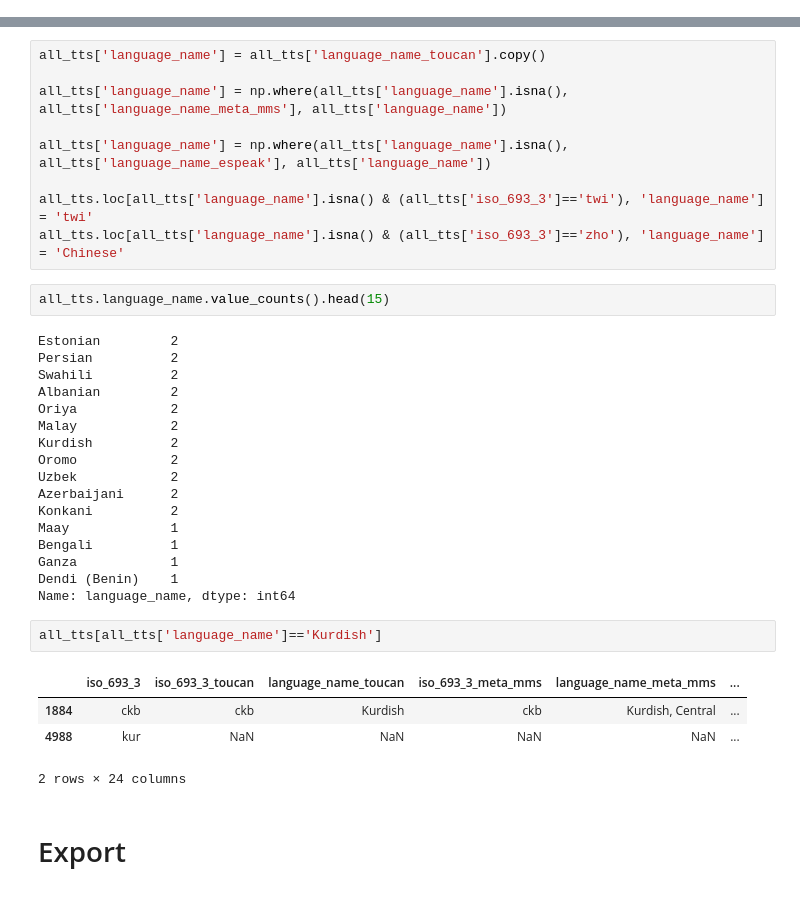
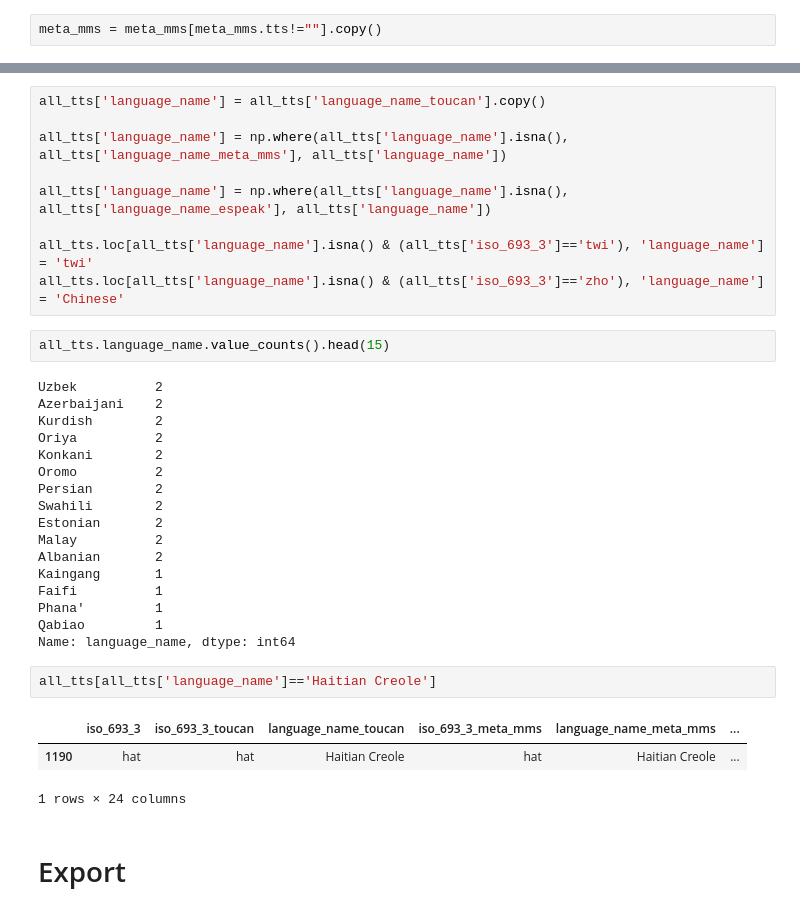
Before and after one commit to UNICEF-Ventures/awesome_open_multilingual_tts, a Jupyter notebook: get_language_codes.ipynb, the cells around one changed output, grey strips where cells are left out. Cells and saved outputs as stored; diff of their text form.

Commit message:
Fix the issue where Meta has ASR/LID languages listed in addition to the TTS ones.

```diff
--- a/get_language_codes.ipynb
+++ b/get_language_codes.ipynb
@@ -69,3 +69,5 @@ meta_mms = pd.DataFrame(new_table,
 # Export
 meta_mms.drop(columns=['link'], inplace=True)
 meta_mms.to_csv("language_codes/meta_mms.csv", encoding="utf-8", index=False)
+# %%
+meta_mms = meta_mms[meta_mms.tts!=""].copy()
@@ -323,29 +330,28 @@ all_tts.loc[all_tts['language_name'].isna() & (all_tts['iso_693_3']=='zho'), 'la
 # %%
 all_tts.language_name.value_counts().head(15)
 # %% [output]
-Estonian         2
-Persian          2
-Swahili          2
-Albanian         2
-Oriya            2
-Malay            2
-Kurdish          2
-Oromo            2
-Uzbek            2
-Azerbaijani      2
-Konkani          2
-Maay             1
-Bengali          1
-Ganza            1
-Dendi (Benin)    1
+Uzbek          2
+Azerbaijani    2
+Kurdish        2
+Oriya          2
+Konkani        2
+Oromo          2
+Persian        2
+Swahili        2
+Estonian       2
+Malay          2
+Albanian       2
+Kaingang       1
+Faifi          1
+Phana'         1
+Qabiao         1
 Name: language_name, dtype: int64
 # %%
-all_tts[all_tts['language_name']=='Kurdish']
+all_tts[all_tts['language_name']=='Haitian Creole']
 # %% [output]
 |  | iso_693_3 | iso_693_3_toucan | language_name_toucan | iso_693_3_meta_mms | language_name_meta_mms | ... |
-| 1884 | ckb | ckb | Kurdish | ckb | Kurdish, Central | ... |
-| 4988 | kur | NaN | NaN | NaN | NaN | ... |
+| 1190 | hat | hat | Haitian Creole | hat | Haitian Creole | ... |
-2 rows × 24 columns
+1 rows × 24 columns
 # %% [markdown]
 # Export
 # %%
```
Also changed, not shown: parts of 3 cells of this notebook, 2 other files.
